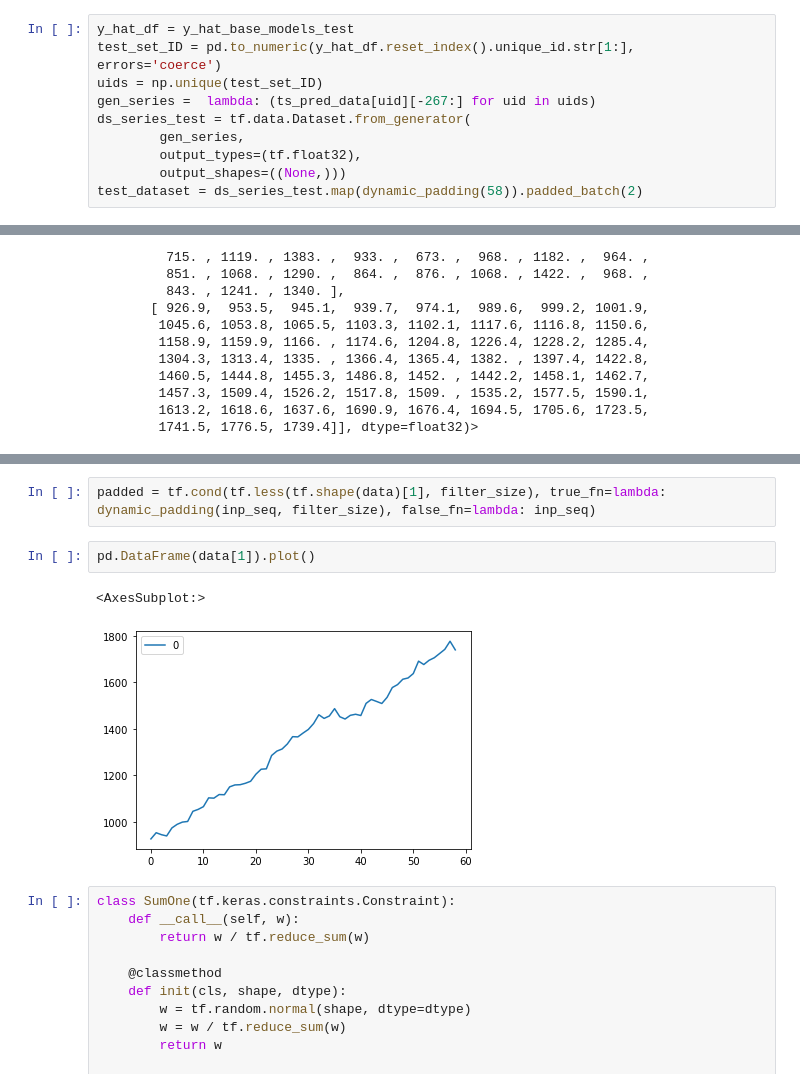
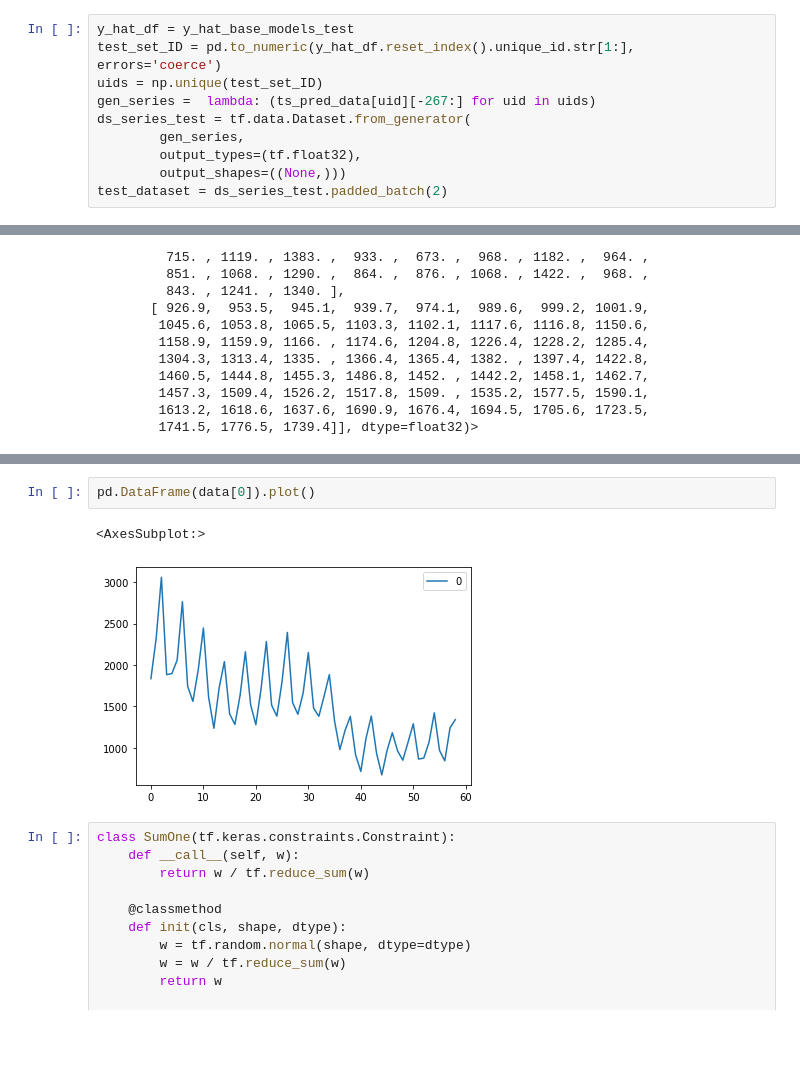
Before and after one commit to Pieter-Cawood/FFORMA-ESRNN, a Jupyter notebook: hacking.ipynb, the cells around one changed output, grey strips where cells are left out. Cells and saved outputs as stored; diff of their text form; blank space fills up the shorter version.

```diff
--- a/hacking.ipynb
+++ b/hacking.ipynb
@@ -590,4 +543,4 @@ ds_series_test = tf.data.Dataset.from_generator(
         gen_series,
         output_types=(tf.float32),
         output_shapes=((None,)))
-test_dataset = ds_series_test.map(dynamic_padding(58)).padded_batch(2)
+test_dataset = ds_series_test.padded_batch(2)
@@ -672,10 +572,8 @@ dynamic_padding(60)(data, None)
-# %%
-padded = tf.cond(tf.less(tf.shape(data)[1], filter_size), true_fn=lambda: dynamic_padding(inp_seq, filter_size), false_fn=lambda: inp_seq)
 # %%
-pd.DataFrame(data[1]).plot()
+pd.DataFrame(data[0]).plot()
 # %% [output]
 <AxesSubplot:>
-[figure, old version]
+[figure, new version]
 # %%
 class SumOne(tf.keras.constraints.Constraint):
     def __call__(self, w):
```
Also changed, not shown: parts of 12 cells of this notebook, 2 other files.
